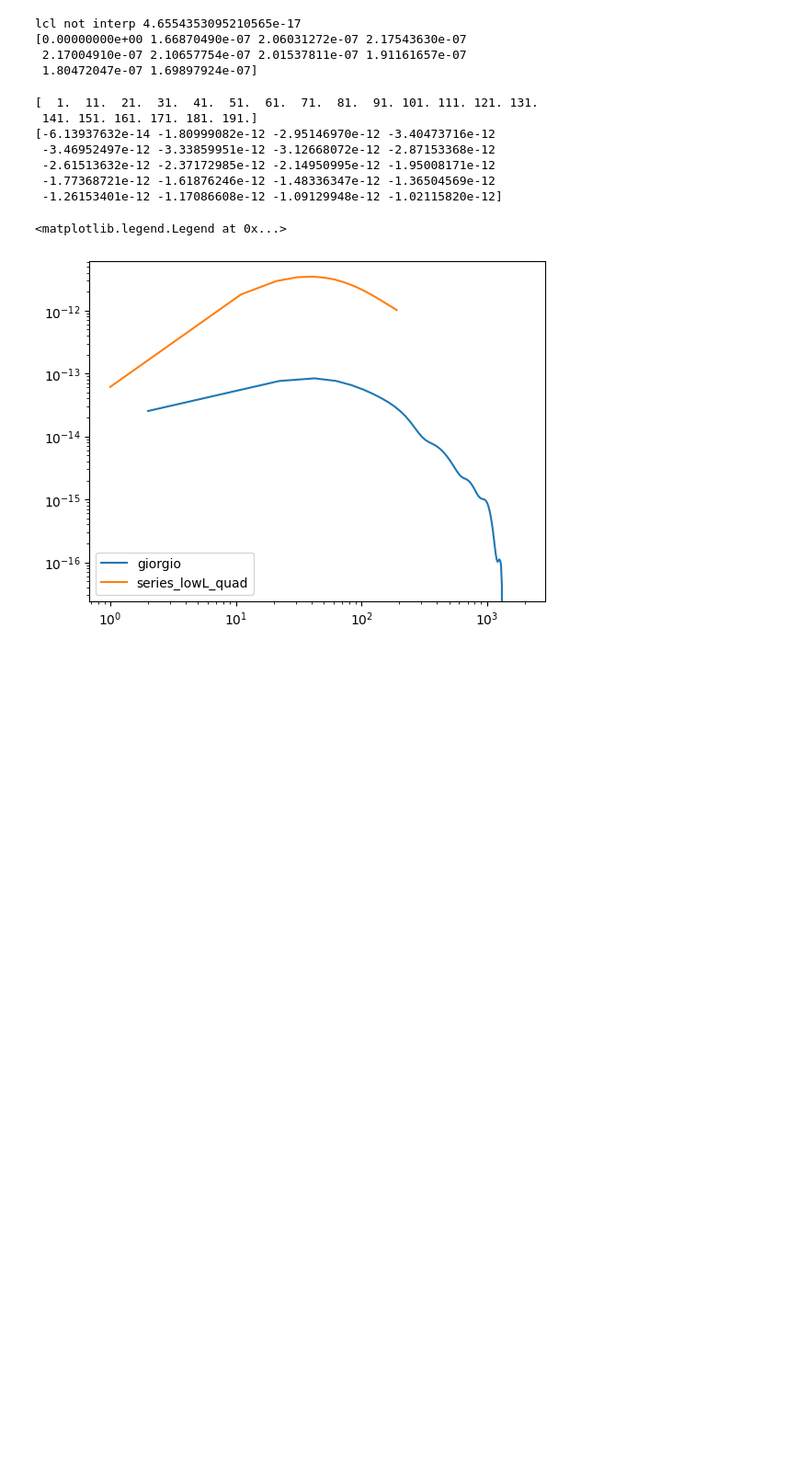
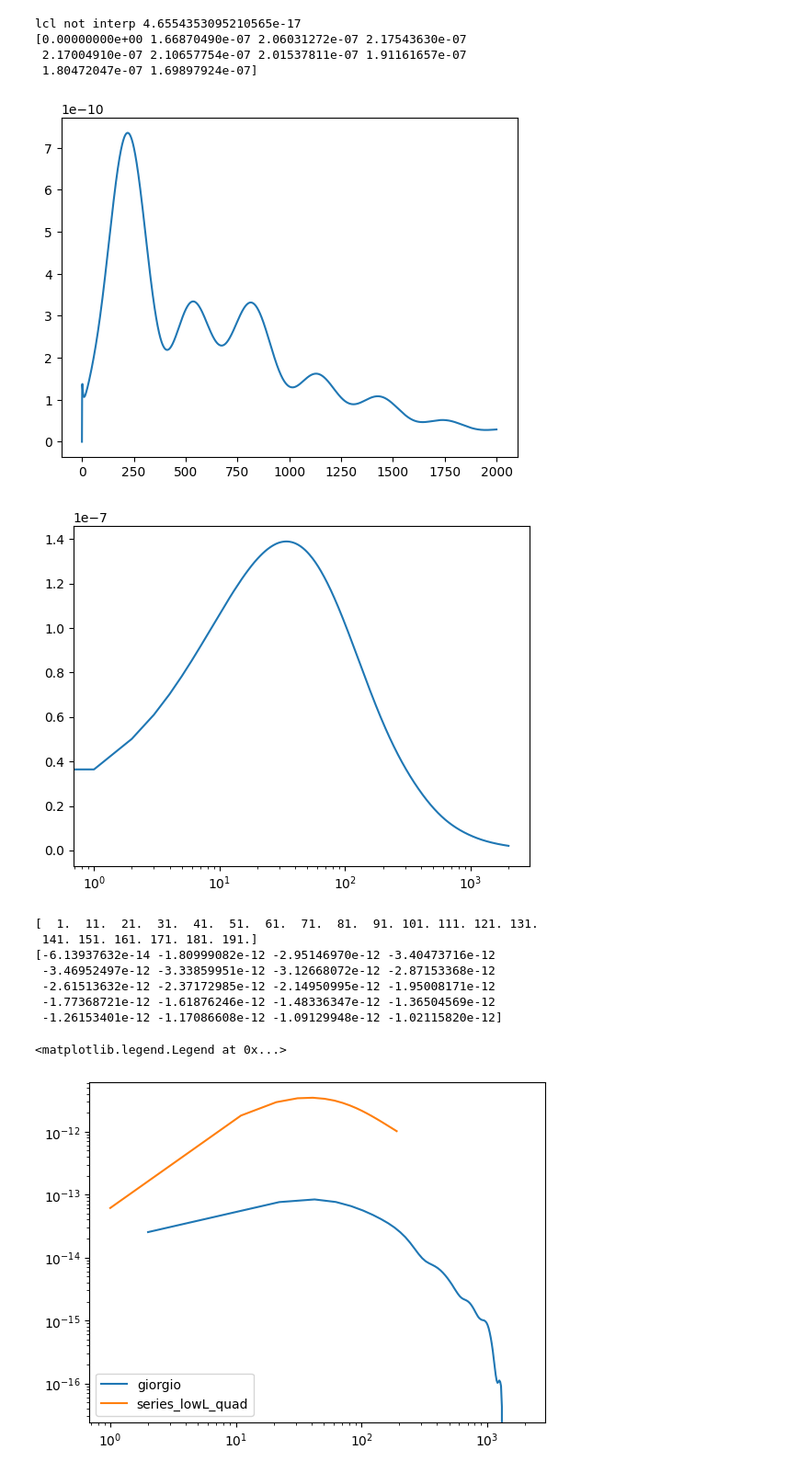
Before and after one commit to aleksandrbowkis/bispec_opt_est, a Jupyter notebook: N2_numerical/N2_tests.ipynb, the cells around one changed output. Shown at 92% size. Cells and saved outputs as stored; diff of their text form; code cells hidden in the pictures; blank space fills up the shorter version.

```diff
--- a/N2_numerical/N2_tests.ipynb
+++ b/N2_numerical/N2_tests.ipynb
@@ -27,6 +27,26 @@ lcl not interp 4.6554353095210565e-17
 [0.00000000e+00 1.66870490e-07 2.06031272e-07 2.17543630e-07
  2.17004910e-07 2.10657754e-07 2.01537811e-07 1.91161657e-07
  1.80472047e-07 1.69897924e-07]
+# %%
+# Running some checks on the power spectra used
+
+# Define the directory where power spec are stored
+input_dir = "power_spec"
+
+# Load the power spec
+L = np.load(os.path.join(input_dir, "L.npy"))
+cl_phi = np.load(os.path.join(input_dir, "cl_phi.npy"))
+ucl = np.load(os.path.join(input_dir, "ucl.npy"))
+ctot = np.load(os.path.join(input_dir, "ctot.npy"))
+
+plt.plot(L, L*(L+1) / (2*np.pi) *ucl)
+plt.show()
+plt.plot(L, (L*(L+1))**2*cl_phi /  (2*np.pi))
+plt.xscale('log')
+plt.show()
+# %% [output]
+[figure, added]
+[figure, added]
 # %%
 LensingL, testquad = np.loadtxt('TEST_quad_equi.txt')
 print(LensingL)
```
Also changed, not shown: parts of 2 cells of this notebook, 7 other files.
